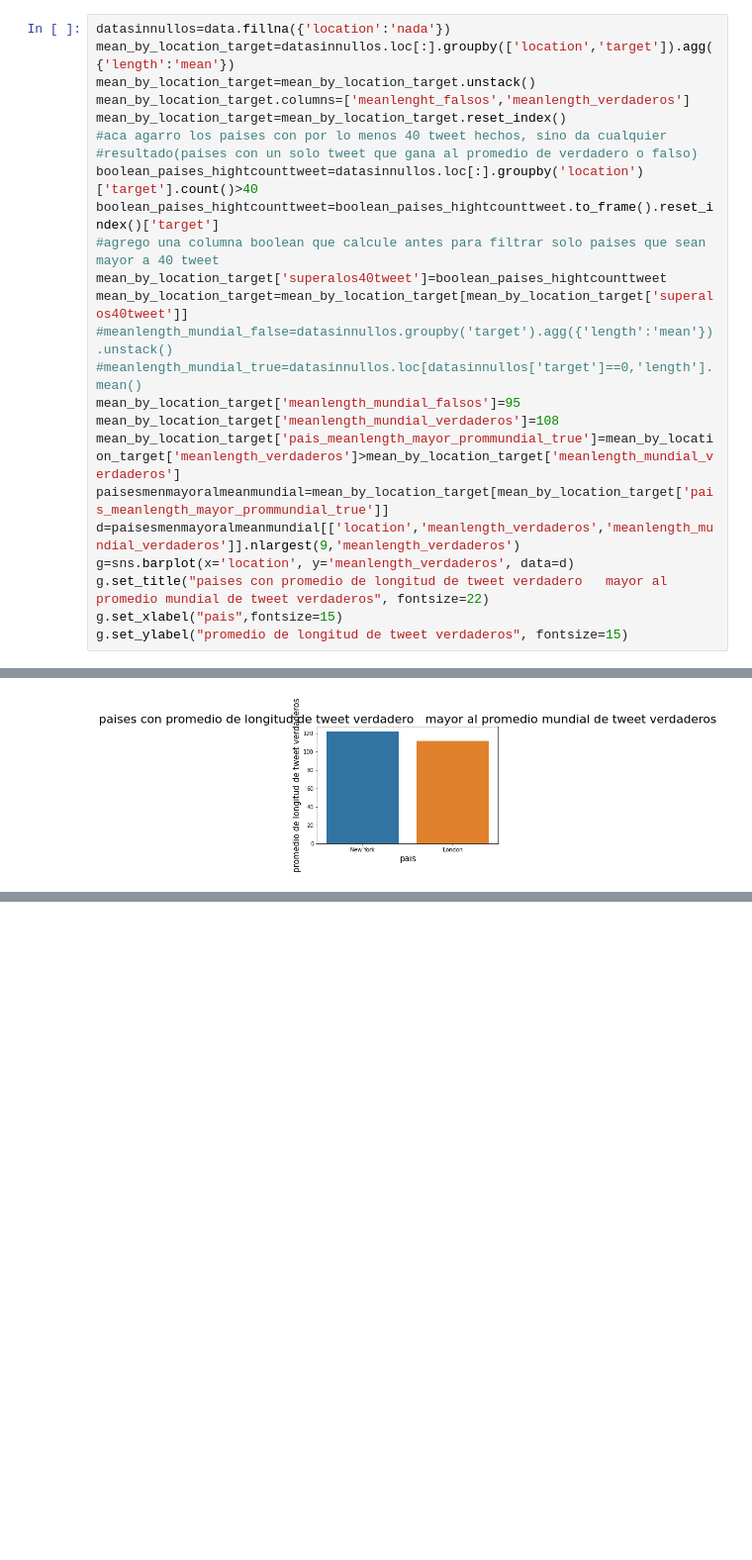
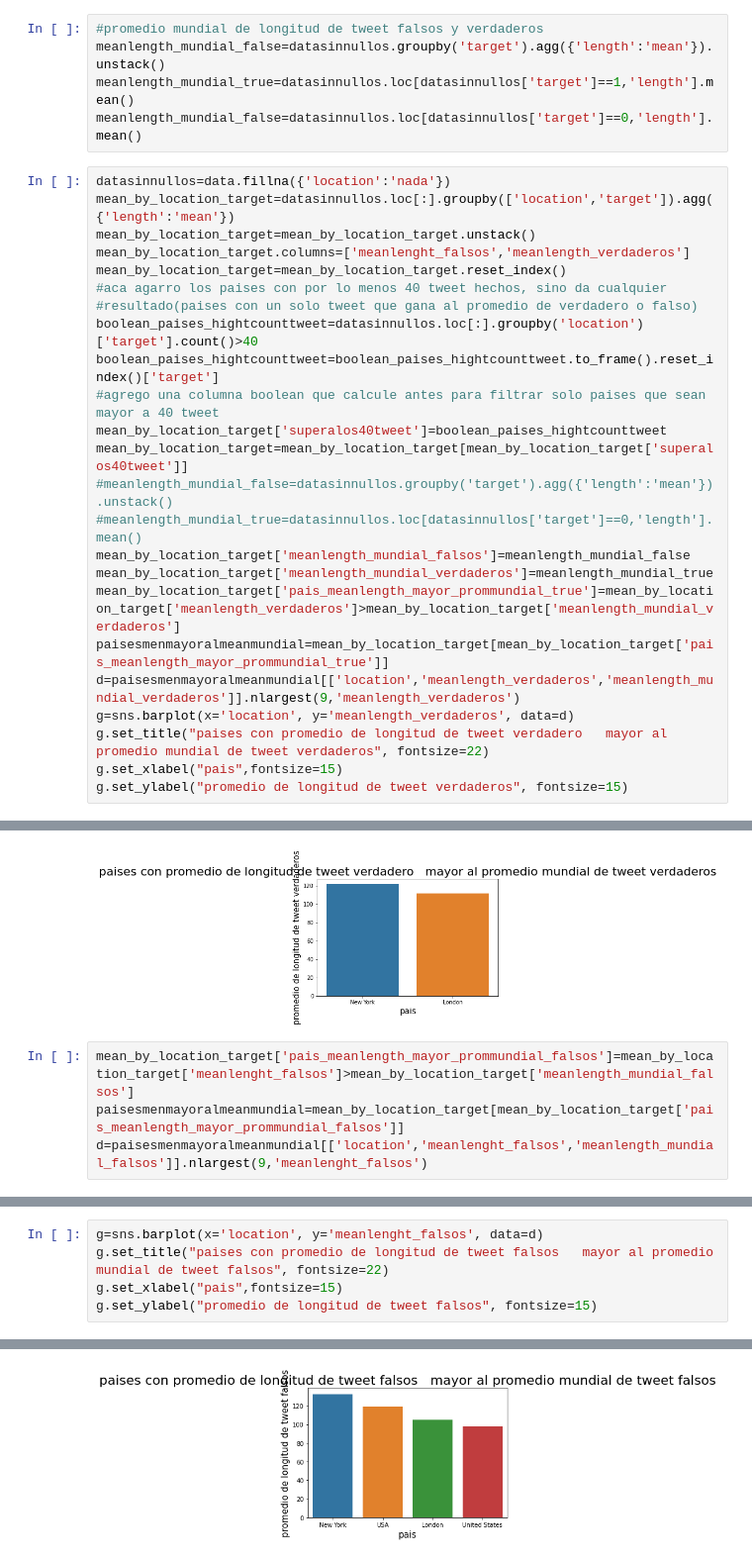
Before and after one commit to tomifarall/Orga-Datos-Tp1, a Jupyter notebook: analisis.ipynb, the cells around one changed output, grey strips where cells are left out. Shown at 99% size. Saved outputs shown, nothing was run; the diff lists cells and outputs as text; blank space fills up the shorter version.

```diff
--- a/analisis.ipynb
+++ b/analisis.ipynb
@@ -290,3 +290,8 @@ paises con promedio de longitud de tweet verdadero   mayor al promedio mundial d
+# %%
+#promedio mundial de longitud de tweet falsos y verdaderos
+meanlength_mundial_false=datasinnullos.groupby('target').agg({'length':'mean'}).unstack()
+meanlength_mundial_true=datasinnullos.loc[datasinnullos['target']==1,'length'].mean()
+meanlength_mundial_false=datasinnullos.loc[datasinnullos['target']==0,'length'].mean()
 # %%
 datasinnullos=data.fillna({'location':'nada'})
 mean_by_location_target=datasinnullos.loc[:].groupby(['location','target']).agg({'length':'mean'})
@@ -302,8 +307,8 @@ mean_by_location_target['superalos40tweet']=boolean_paises_hightcounttweet
 mean_by_location_target=mean_by_location_target[mean_by_location_target['superalos40tweet']]
 #meanlength_mundial_false=datasinnullos.groupby('target').agg({'length':'mean'}).unstack()
 #meanlength_mundial_true=datasinnullos.loc[datasinnullos['target']==0,'length'].mean()
-mean_by_location_target['meanlength_mundial_falsos']=95
-mean_by_location_target['meanlength_mundial_verdaderos']=108
+mean_by_location_target['meanlength_mundial_falsos']=meanlength_mundial_false
+mean_by_location_target['meanlength_mundial_verdaderos']=meanlength_mundial_true
 mean_by_location_target['pais_meanlength_mayor_prommundial_true']=mean_by_location_target['meanlength_verdaderos']>mean_by_location_target['meanlength_mundial_verdaderos']
 paisesmenmayoralmeanmundial=mean_by_location_target[mean_by_location_target['pais_meanlength_mayor_prommundial_true']]
 d=paisesmenmayoralmeanmundial[['location','meanlength_verdaderos','meanlength_mundial_verdaderos']].nlargest(9,'meanlength_verdaderos')
@@ -314,3 +319,7 @@ g.set_ylabel("promedio de longitud de tweet verdaderos", fontsize=15)
 # %% [output]
 Text(0, 0.5, 'promedio de longitud de tweet verdaderos')
 [figure]
+# %%
+mean_by_location_target['pais_meanlength_mayor_prommundial_falsos']=mean_by_location_target['meanlenght_falsos']>mean_by_location_target['meanlength_mundial_falsos']
+paisesmenmayoralmeanmundial=mean_by_location_target[mean_by_location_target['pais_meanlength_mayor_prommundial_falsos']]
+d=paisesmenmayoralmeanmundial[['location','meanlenght_falsos','meanlength_mundial_falsos']].nlargest(9,'meanlenght_falsos')
@@ -316,0 +334,6 @@ Text(0, 0.5, 'promedio de longitud de tweet verdaderos')
+# %%
+g=sns.barplot(x='location', y='meanlenght_falsos', data=d)
+g.set_title("paises con promedio de longitud de tweet falsos   mayor al promedio mundial de tweet falsos", fontsize=22)
+g.set_xlabel("pais",fontsize=15)
+g.set_ylabel("promedio de longitud de tweet falsos", fontsize=15)
+# %% [output]
@@ -316,0 +341 @@ Text(0, 0.5, 'promedio de longitud de tweet verdaderos')
+[figure, added]
```
Also changed, not shown: parts of 12 cells of this notebook.
